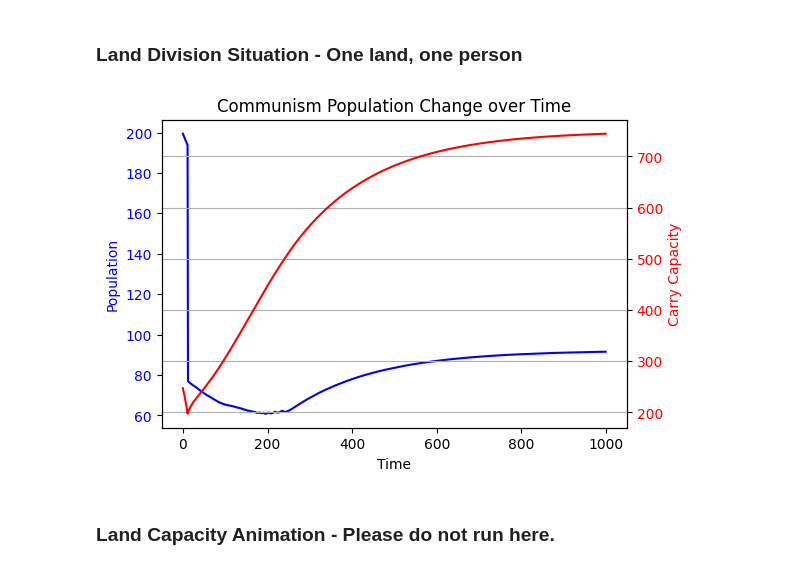
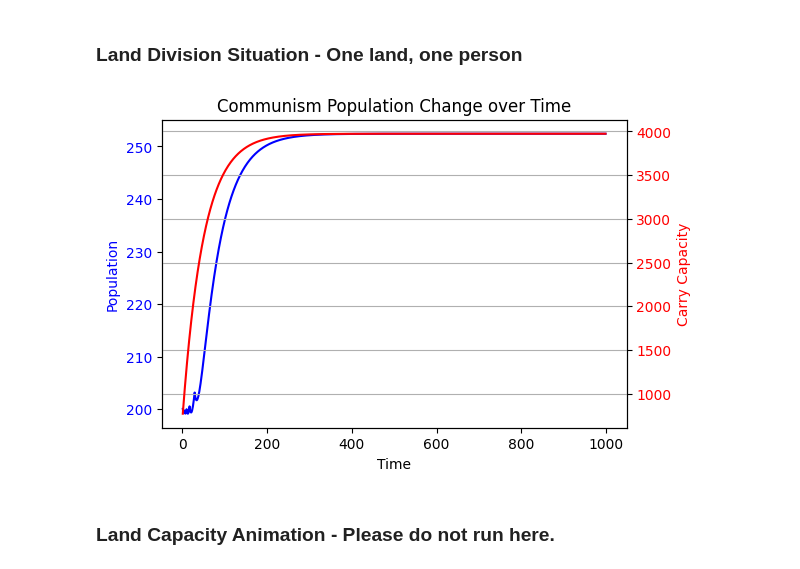
Before and after one commit to yutongliang723/Agent-Based-Model-CSH, a Jupyter notebook: Agent-Based Model - Week 2 - Yutong.ipynb, the cells around one changed output. Cells and saved outputs as stored; diff of their text form; code cells hidden in the pictures.

```diff
--- a/Agent-Based Model - Week 2 - Yutong.ipynb
+++ b/Agent-Based Model - Week 2 - Yutong.ipynb
@@ -41,33 +41,34 @@ clear_output()
 # everyone has the same farming capacity. It doesn't matter who farms.
 def communism_simulation_population_original(r, k, d, a, initial_population, simulation_time, max_capacity_one_land):
     ### d is natural death rate
-    def carry_capacity(max_capacity_one_land):
+    def carry_capacity(max_capacity_one_land, initial_population): #all starts from max
         num_lst = np.arange(1, max_capacity_one_land + 1)
         x_min = 1
         alpha = 2
         x = np.linspace(x_min, 5, max_capacity_one_land)
         probabilities = (alpha * x_min**alpha) / (x**(alpha + 1))
-        num = random.choices(num_lst, weights=probabilities, k=1)
-        return num[0]
+        num = random.choices(num_lst, weights=probabilities, k = initial_population) #k = initial land numbers
+        return num
 
     populations = [initial_population]  # store population values over time
     P_values = [[0] * initial_population for _ in range(simulation_time)] # total harvest/capacity a year in the village
     u_values = [[0] * initial_population for _ in range(simulation_time)] # using land or not decision
-    L_values = [carry_capacity(max_capacity_one_land) for _ in range (initial_population + 1)]
+    L_values = carry_capacity(max_capacity_one_land, initial_population)
     K_values = [] # land carry capacity
     Q_values = []
 
     land_assignments = {}
     land_assignments[0] = {} # setting ownership: assigning land capacity to each farmer in the zero year
-    for i in range(initial_population):
-                land_assignments[0][i+1] = {
-                    'landlord': i+1,
-                    'land_number': i+1, #land numbering
+    for i in range(initial_population): #don't need add + 1. rename lands from indice 0
+                land_assignments[0][i] = { #i is from 0 to initial_population - 1. At this moment, initial population == land numbers
+                    'landlord': i,
+                    'land_number': i, #land numbering
                     'carry_capacity': L_values[i],
                     'usage': None
                 }
 
-    K_t = [land_assignments[0][i]['carry_capacity'] for i in range(1, initial_population + 1)]
+    K_t = [land_assignments[0][i]['carry_capacity'] for i in range(initial_population)]
+    # K_values.append(sum(K_t).astype(float))
     ### Farming Process
         ### Define the function
     def find_top_lands(K_t, populations):
@@ -77,38 +78,38 @@ def communism_simulation_population_original(r, k, d, a, initial_population, sim
 
         for land_index, utility in sorted_lands:
             cumulative_utility += utility
-            selected_lands.append(land_index + 1)  # Adding 1 to land_index to represent land number
+            selected_lands.append(land_index)  # Adding 1 to land_index to represent land number
             if cumulative_utility >= populations[-1]:
                 break
 
         if len(selected_lands) > populations[-1]:
-            selected_lands = selected_lands[:len(populations)]
+            selected_lands = selected_lands[:int(populations[-1].astype(float))] ####corrected
         else: pass
         return selected_lands
 
     ### Updating process
 
-    for t in range(1, simulation_time + 1):
-        K_t = [land_assignments[t-1][i]['carry_capacity'] for i in range(1, initial_population + 1)] #from the land_assignment dict, get all the land capacities in the looping year.
+    for t in range(1, simulation_time): # time 0 is already updated.
+        K_t = [land_assignments[t-1][i]['carry_capacity'] for i in range(initial_population)] #from the land_assignment dict, get all the land capacities in the looping year.
         selected_lands = find_top_lands(K_t, populations) # select top lands in each year
         land_assignments[t] = {} # adding a sub-dict in each year, an old one.
         for i in range(initial_population):
-                land_assignments[t][i+1] = {
-                    'landlord': i+1,
-                    'land_number': i+1, #land numbering
+                land_assignments[t][i] = {
+                    'landlord': i,
+                    'land_number': i, #land numbering
                     'carry_capacity': None,
                     'usage': None
                 }
 
         for i in range(len(land_assignments[t])): #update the dictionary for land usage: "usage"
-            if land_assignments[t][i+1]['land_number'] in selected_lands:
-                land_assignments[t][i+1]['usage'] = 1
+            if land_assignments[t][i]['land_number'] in selected_lands: #searching algorithm???
+                land_assignments[t][i]['usage'] = 1
             else:
-                land_assignments[t][i+1]['usage'] = 0
+                land_assignments[t][i]['usage'] = 0
 
 
         N_t = populations[-1]  # Get the population value at the previous time step. For the first year, it's the initial_population variable.
-        u_t = [land_assignments[t][i]['usage'] for i in range (1, initial_population + 1)] # get to use the land or not binary value u
+        u_t = [land_assignments[t][i]['usage'] for i in range (initial_population)] # get to use the land or not binary value u
 
         K_t_sum = sum(K_t) # the land carry capacity of the whole village
         P = sum([a*b for a,b in zip(K_t, u_t)]) # the harvest capacity of the whole village. Only consider the selected lands (aka, the top lands).
@@ -119,15 +120,13 @@ def communism_simulation_population_original(r, k, d, a, initial_population, sim
         K_star_t = max_capacity_one_land # the upper limit of each land cell capacity
 
     #         updating land capacity
-        for i in range(1, initial_population + 1):
+        for i in range(initial_population):
             land_assignments[t][i]['carry_capacity'] = max(0, min(K_star_t, land_assignments[t-1][i]['carry_capacity'] + k * (K_star_t - land_assignments[t-1][i]['carry_capacity'])  - a * u_t[i-1]))
-            if  min(K_star_t, land_assignments[t-1][i]['carry_capacity'] + k * (K_star_t - land_assignments[t-1][i]['carry_capacity'])  - a * u_t[i-1]) == K_star_t:
-                print('Cap reached')
-        K_t_plus_1 = [land_assignments[t][i]['carry_capacity'] for i in range(1, initial_population + 1)] ## list of each land cell capacity (new year, this year)
+        K_t_plus_1 = [land_assignments[t][i]['carry_capacity'] for i in range(initial_population)] ## list of each land cell capacity (new year, this year)
 
         # Append the new values to the respective lists
-        populations.append(N_t_plus_1)
-        K_values.append(sum(K_t_plus_1)) # total land capacity
+        populations.append(N_t_plus_1.astype(float))
+        K_values.append(sum(K_t_plus_1).astype(float)) # total land capacity
         P_values[t-1] = P # update the total harvest capacity
         u_values[t-1] = u_t # update the land usage (Y/N)
         Q_values.append(Q)
@@ -137,39 +136,39 @@ def communism_simulation_population_original(r, k, d, a, initial_population, sim
     return populations, K_values, P_values, u_values, Q_values, land_assignments
 
 def plot_commuism_simulation_population2(r, k, a, d, initial_population, simulation_time, max_capacity_one_land):
 
     populations, K, _, _, _, data = communism_simulation_population_original(r, k, d, a, initial_population, simulation_time, max_capacity_one_land)
-    time_steps = range(simulation_time)
+    time_steps = range(1, simulation_time)
 
     fig, ax1 = plt.subplots(figsize=(6, 4))
 
     # Plot population on the first y-axis
     ax1.plot(time_steps, populations, color='blue', label='Population')
     ax1.set_xlabel('Time')
     ax1.set_ylabel('Population', color='blue')
     ax1.tick_params(axis='y', labelcolor='blue')
 
     # Create a secondary y-axis and plot carry capacity on it
     ax2 = ax1.twinx()
     ax2.plot(time_steps, K, color='red', label='Carry Capacity')
     ax2.set_ylabel('Carry Capacity', color='red')
     ax2.tick_params(axis='y', labelcolor='red')
 
     plt.grid()
     plt.title('Communism Population Change over Time')
     plt.show()
 
 
-r = 0.135 # population birth rate
-k = 0.005 # land recovery rate
-a = 0.05 # land deplation rate
+r = 0.1 # population birth rate
+k = 0.02 # land recovery rate
+a = 0.04 # land deplation rate
 d = 0.003
 simulation_time = 1000 #simulation year
 initial_population = 200
-max_capacity_one_land = 5
+max_capacity_one_land = 20
 plot_commuism_simulation_population2(r, k, a, d, initial_population, simulation_time, max_capacity_one_land)
 # %% [output]
-[figure, old version]
+[figure, new version]
 # %% [markdown]
 ### Land Capacity Animation - Please do not run here.
 # %%
```
Also changed, not shown: parts of 4 cells of this notebook, 1 other file.
